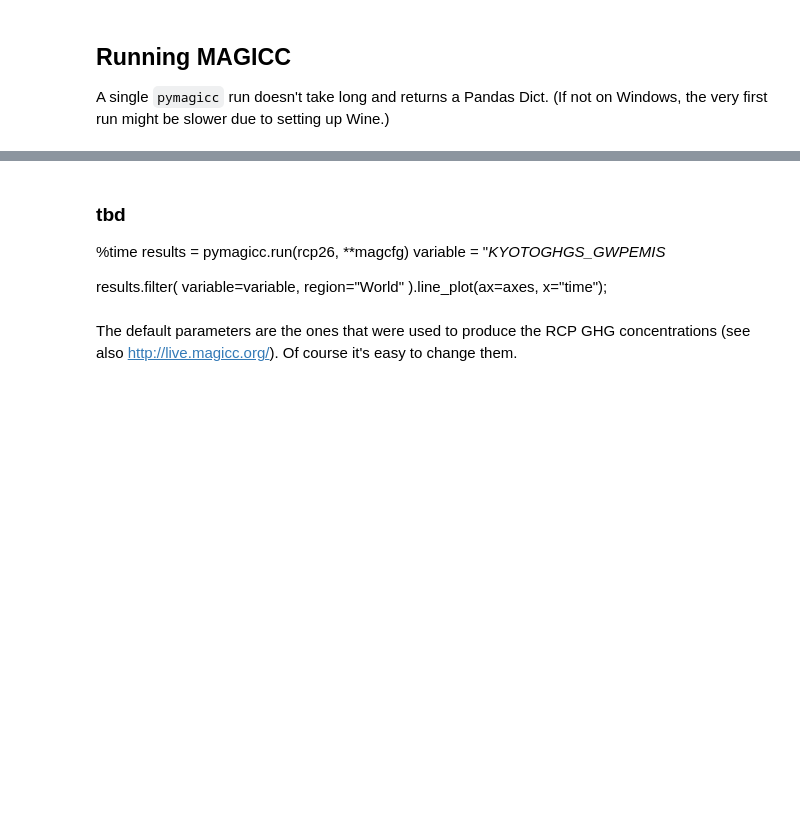
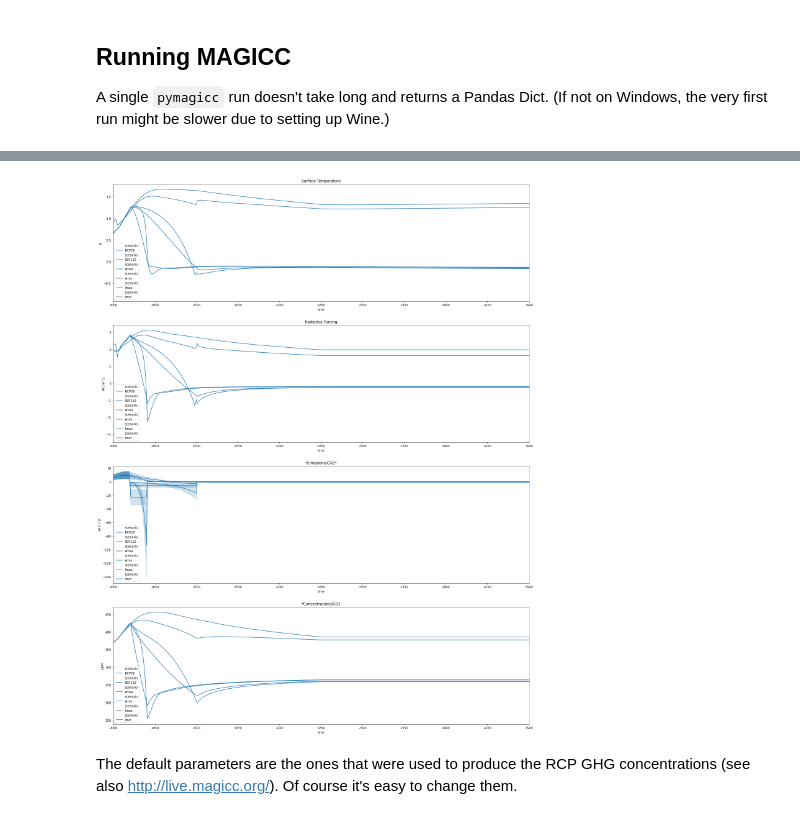
Before and after one commit to hsbay/cdrmex, a Jupyter notebook: ONCtests.ipynb, the cells around one changed output, grey strips where cells are left out. Drawn from its saved outputs; the diff is of its cells as text; code cells hidden in the pictures; blank space fills up the shorter version.

```diff
--- a/ONCtests.ipynb
+++ b/ONCtests.ipynb
@@ -132,9 +185,0 @@ print(slice[slice["region"].isin(["World"])])
-# %% [markdown]
-### tbd
-%time results = pymagicc.run(rcp26, **magcfg)
-variable = "*KYOTOGHGS_GWPEMIS*
-
-results.filter(
-        variable=variable,
-        region="World"
-    ).line_plot(ax=axes, x="time");
@@ -185,3 +186,26 @@ with MAGICC6() as magicc:
+# %%
+x=(datetime(2000, 1, 1), datetime(magcfg["endyear"], 1, 1))
+fig, attr = plt.subplots(4, 1, figsize=(24, 32))
+vars = ["Surface Temperature","Radiative Forcing","*Emissions|CO2*","*Concentrations|CO2"]
+
+def populateplts (raw):
+    for n, var in enumerate(vars):
+        newax = attr[n]
+        newax.set_title(var)
+        newax.set_xlim(x)
+        raw.filter(variable=var,
+               region="World").lineplot(hue="scenario", ax=newax);
+        units = raw.filter(variable=var)["unit"].iloc[0]
+        newax.set_ylabel(units)
+    return(raw.filter)
+
+with MAGICC6() as magicc:
+    for sdf in rcps["scenario"].unique():
+        raw = pymagicc.run(MAGICCData(rcps.filter(scenario=sdf).copy()), **magcfg)
+        cntpltsA = populateplts(raw)
+raw = ""
+# %% [output]
+[figure, added]
 # %% [markdown]
 The default parameters are the ones that were used to produce the RCP GHG concentrations (see also http://live.magicc.org/). Of course it's easy to change them.
 # %%
```
Also changed, not shown: parts of 24 cells of this notebook.
